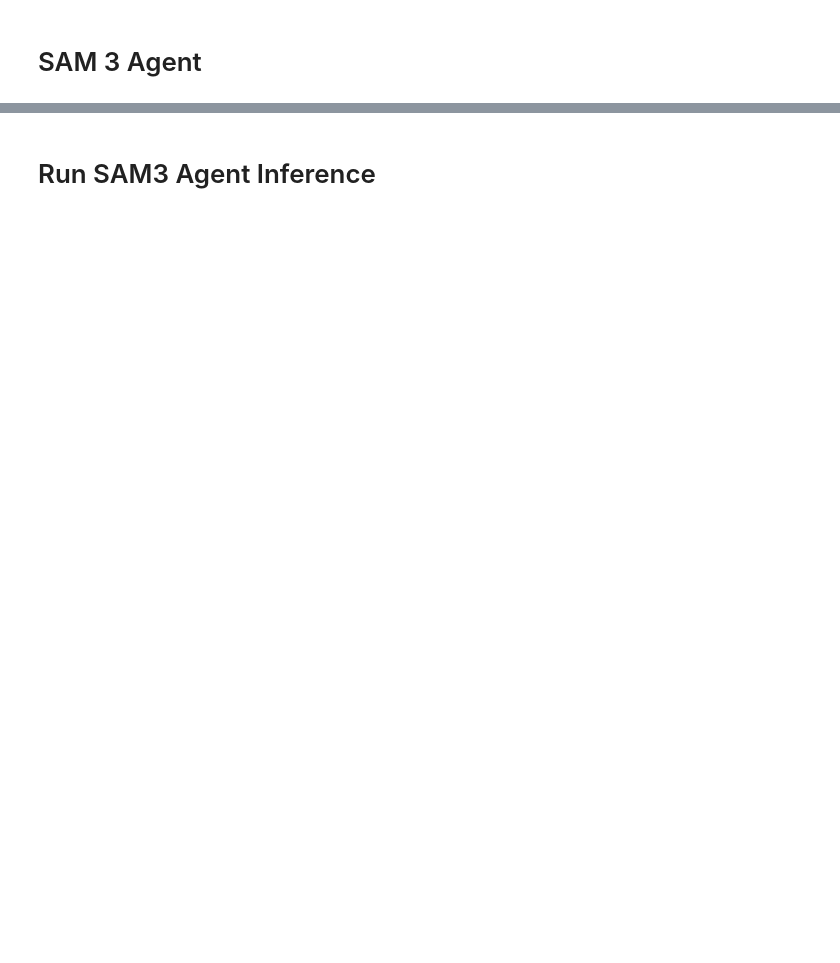
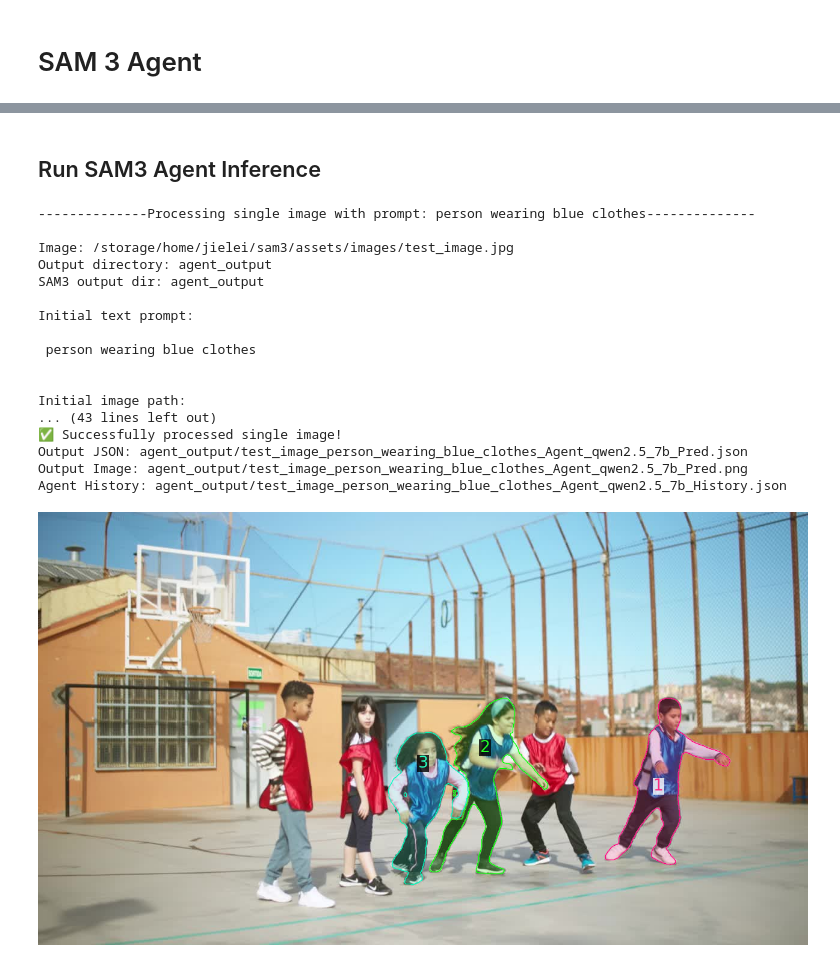
Before and after one commit to facebookresearch/sam3, a Jupyter notebook: examples/sam3_agent.ipynb, the cells around one changed output, grey strips where cells are left out. Saved outputs shown, nothing was run; the diff lists cells and outputs as text; code cells hidden in the pictures; blank space fills up the shorter version.

```diff
--- a/examples/sam3_agent.ipynb
+++ b/examples/sam3_agent.ipynb
@@ -8,9 +40,7 @@ This notebook requires a single gpu to run. Tested on Nvidia H100 with 80GB memo
 # %%
 import os
-from pathlib import Path
 
-SAM3_ROOT = str(Path.cwd().parent)
-# Go to sam3 root dir
+SAM3_ROOT = os.path.dirname(os.getcwd())
 os.chdir(SAM3_ROOT)
 
 # setup GPU to use -  A single GPU is good with the purpose of this demo
@@ -128,12 +152,7 @@ else:
 # %%
+from sam3 import build_sam3_image_model
+
 bpe_path = os.path.join(SAM3_ROOT, "assets/bpe_simple_vocab_16e6.txt.gz")
-# checkpoint_path = "/home/jialez/code/sam3/assets/checkpoints/sam3_v2_rc2_fair_sc.pt"
 checkpoint_path = "/checkpoint/sam3/chayryali/omnivision_onevision/config/experiments/chayryali/sam3v1_stage3/final/paper_launch_model_oct/launch_stage3_v2.yaml/0/checkpoints/checkpoint.pt"
-# checkpoint_path = "/home/jialez/code/sam3/assets/checkpoints/checkpoint.pt"
-has_presence_token = True
 
-model = build_sam3_image_model(
-    bpe_path=bpe_path,
-    checkpoint_path=checkpoint_path
-).cuda()
-processor = Sam3Processor(model, confidence_threshold=0.5)
+model = build_sam3_image_model(bpe_path=bpe_path, checkpoint_path=checkpoint_path).cuda()
@@ -287,2 +163,2 @@ def run_single_image_inference(image_path, text_prompt, llm_config, send_generat
 # %% [markdown]
-# Run SAM3 Agent Inference
+## Run SAM3 Agent Inference
@@ -289,10 +171,32 @@ def run_single_image_inference(image_path, text_prompt, llm_config, send_generat
 # %%
 image = "assets/images/test_image.jpg"
-prompt = "People wearing blue clothes"
+prompt = "person wearing blue clothes"
 
-# get absolute path for image
 image = os.path.abspath(image)
 send_generate_request = partial(send_generate_request_orig, server_url=LLM_SERVER_URL, model=llm_config["model"], api_key=llm_config["api_key"])
-#call_sam_service = partial(call_sam_service_orig, server_url=SAM3_SERVICE_URL)
+call_sam_service = partial(call_sam_service_orig, sam3_processor=processor)
+
 # Run single image inference
-run_single_image_inference(image, prompt, llm_config, send_generate_request, call_sam_service)
+output_image_path = run_single_image_inference(image, prompt, llm_config, send_generate_request, call_sam_service)
+
+# Display output
+display(Image(filename=output_image_path))
+# %% [output]
+--------------Processing single image with prompt: person wearing blue clothes--------------
+
+Image: /storage/home/jielei/sam3/assets/images/test_image.jpg
+Output directory: agent_output
+SAM3 output dir: agent_output
+
+Initial text prompt:
+
+ person wearing blue clothes
+
+
+Initial image path:
+... (43 lines left out)
+✅ Successfully processed single image!
+Output JSON: agent_output/test_image_person_wearing_blue_clothes_Agent_qwen2.5_7b_Pred.json
+Output Image: agent_output/test_image_person_wearing_blue_clothes_Agent_qwen2.5_7b_Pred.png
+Agent History: agent_output/test_image_person_wearing_blue_clothes_Agent_qwen2.5_7b_History.json
+[figure, added]
```
Also changed, not shown: parts of 17 cells of this notebook, 46 other files.
